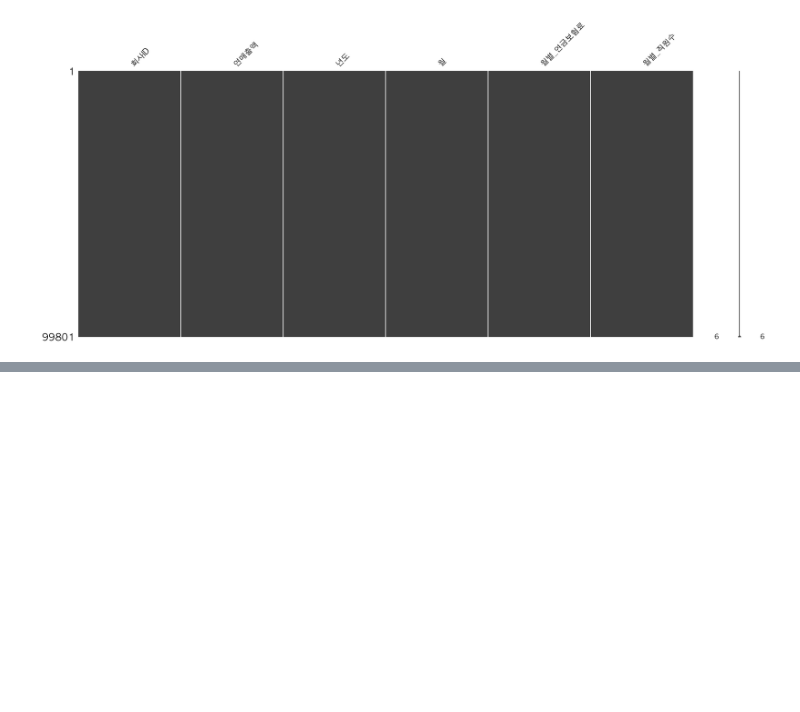
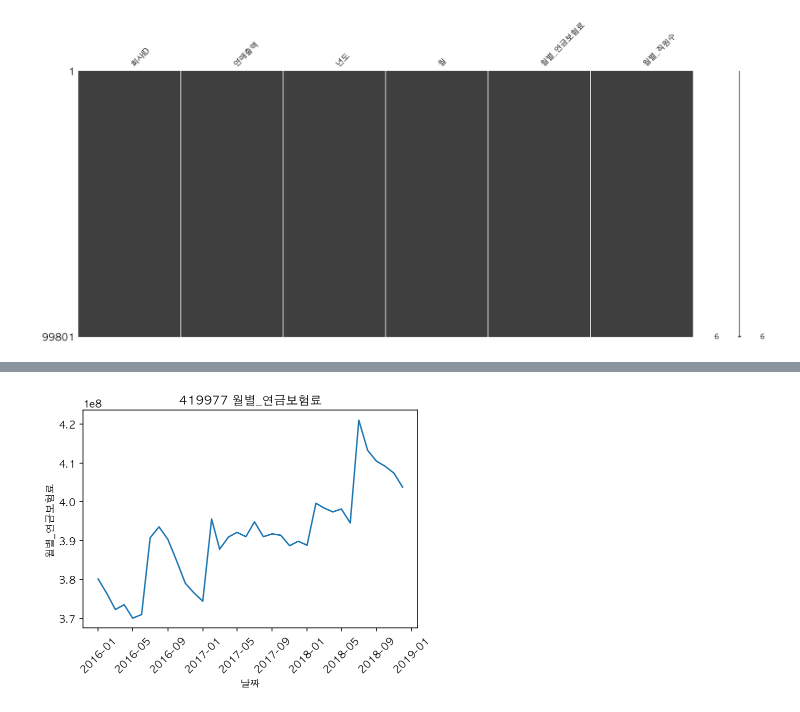
Before and after one commit to honeybeat1/team1_wanted_onboarding_2nd, a Jupyter notebook: Week1_이주영/week1_EDA.ipynb, the cells around one changed output, grey strips where cells are left out. Saved outputs shown, nothing was run; the diff lists cells and outputs as text; code cells hidden in the pictures; blank space fills up the shorter version.

```diff
--- a/Week1_이주영/week1_EDA.ipynb
+++ b/Week1_이주영/week1_EDA.ipynb
@@ -62,0 +238,6 @@ msno.matrix(df)
+# %%
+# 월별_연금보험료
+sns.lineplot(data=df_419977, x=df_419977.날짜, y=df_419977.월별_연금보험료).set_title("419977 월별_연금보험료")
+plt.xticks(rotation=45);
+# %% [output]
+[figure, added]
```
Also changed, not shown: parts of 85 cells of this notebook.
